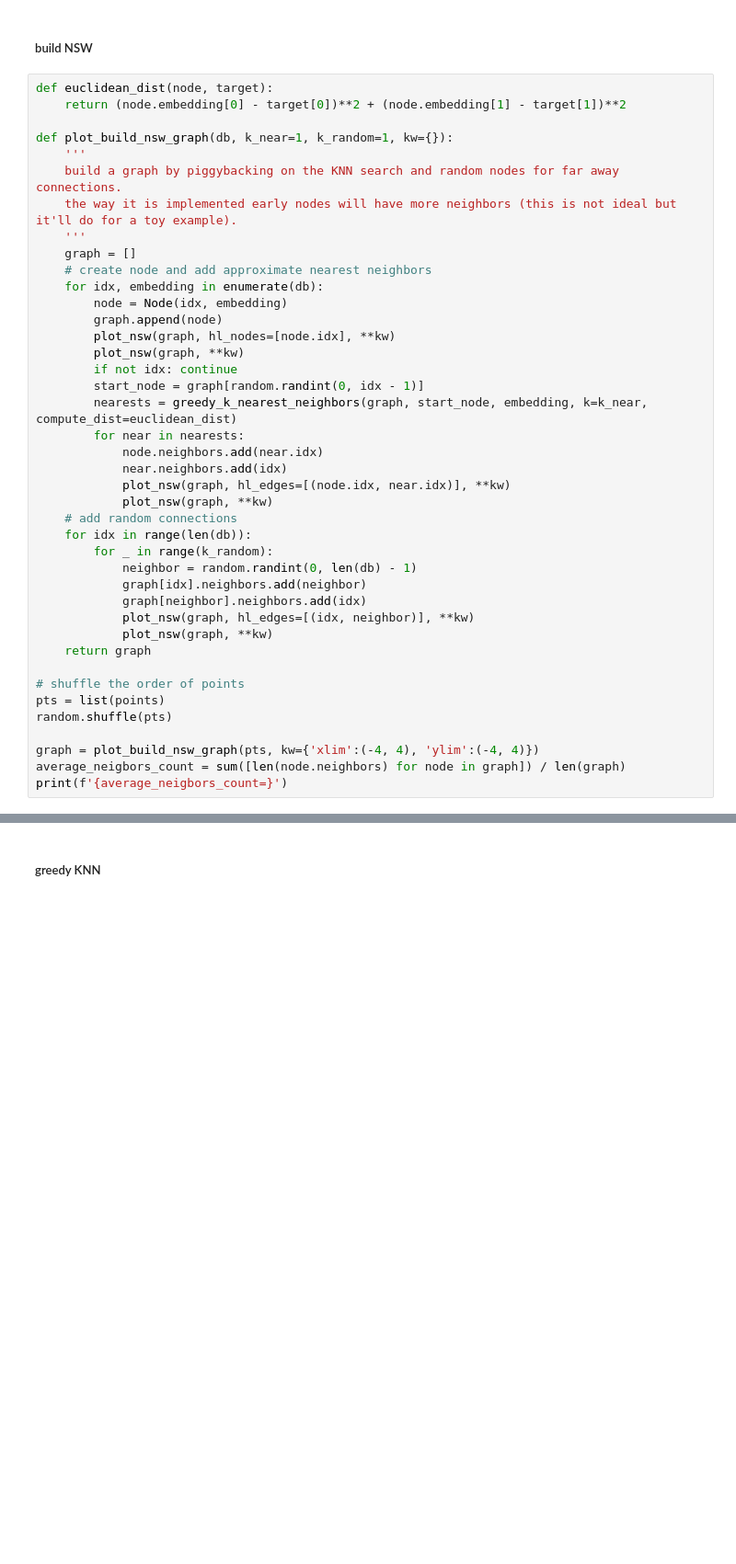
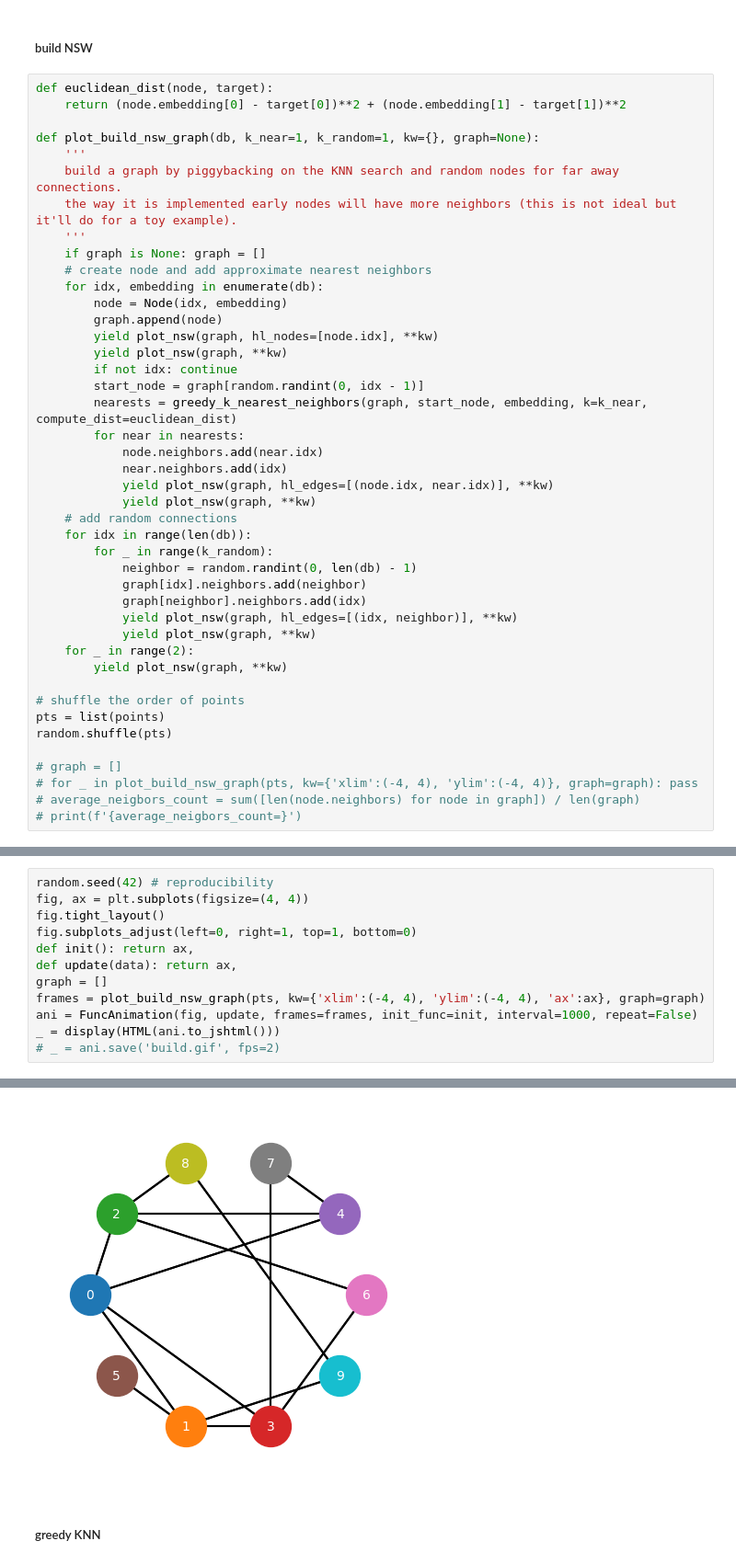
Before and after one commit to peluche/RAG-and-tatters, a Jupyter notebook: RAG-and-tatters.ipynb, the cells around one changed output, grey strips where cells are left out. Shown at 92% size. Saved outputs shown, nothing was run; the diff lists cells and outputs as text; blank space fills up the shorter version.

Commit message:
animations

```diff
--- a/RAG-and-tatters.ipynb
+++ b/RAG-and-tatters.ipynb
@@ -518,40 +523,42 @@ plot_nsw(graph, hl_nodes=[0, 4, 8, 7])
 def euclidean_dist(node, target):
     return (node.embedding[0] - target[0])**2 + (node.embedding[1] - target[1])**2
 
-def plot_build_nsw_graph(db, k_near=1, k_random=1, kw={}):
+def plot_build_nsw_graph(db, k_near=1, k_random=1, kw={}, graph=None):
     '''
     build a graph by piggybacking on the KNN search and random nodes for far away connections.
     the way it is implemented early nodes will have more neighbors (this is not ideal but it'll do for a toy example).
     '''
-    graph = []
+    if graph is None: graph = []
     # create node and add approximate nearest neighbors
     for idx, embedding in enumerate(db):
         node = Node(idx, embedding)
         graph.append(node)
-        plot_nsw(graph, hl_nodes=[node.idx], **kw)
-        plot_nsw(graph, **kw)
+        yield plot_nsw(graph, hl_nodes=[node.idx], **kw)
+        yield plot_nsw(graph, **kw)
         if not idx: continue
         start_node = graph[random.randint(0, idx - 1)]
         nearests = greedy_k_nearest_neighbors(graph, start_node, embedding, k=k_near, compute_dist=euclidean_dist)
         for near in nearests:
             node.neighbors.add(near.idx)
             near.neighbors.add(idx)
-            plot_nsw(graph, hl_edges=[(node.idx, near.idx)], **kw)
-            plot_nsw(graph, **kw)
+            yield plot_nsw(graph, hl_edges=[(node.idx, near.idx)], **kw)
+            yield plot_nsw(graph, **kw)
     # add random connections
     for idx in range(len(db)):
         for _ in range(k_random):
             neighbor = random.randint(0, len(db) - 1)
             graph[idx].neighbors.add(neighbor)
             graph[neighbor].neighbors.add(idx)
-            plot_nsw(graph, hl_edges=[(idx, neighbor)], **kw)
-            plot_nsw(graph, **kw)
-    return graph
+            yield plot_nsw(graph, hl_edges=[(idx, neighbor)], **kw)
+            yield plot_nsw(graph, **kw)
+    for _ in range(2):
+        yield plot_nsw(graph, **kw)
 
 # shuffle the order of points
 pts = list(points)
 random.shuffle(pts)
 
-graph = plot_build_nsw_graph(pts, kw={'xlim':(-4, 4), 'ylim':(-4, 4)})
-average_neigbors_count = sum([len(node.neighbors) for node in graph]) / len(graph)
-print(f'{average_neigbors_count=}')
+# graph = []
+# for _ in plot_build_nsw_graph(pts, kw={'xlim':(-4, 4), 'ylim':(-4, 4)}, graph=graph): pass
+# average_neigbors_count = sum([len(node.neighbors) for node in graph]) / len(graph)
+# print(f'{average_neigbors_count=}')
@@ -571,0 +567,13 @@ average_neigbors_count=3.3
+# %%
+random.seed(42) # reproducibility
+fig, ax = plt.subplots(figsize=(4, 4))
+fig.tight_layout()
+fig.subplots_adjust(left=0, right=1, top=1, bottom=0)
+def init(): return ax,
+def update(data): return ax,
+graph = []
+frames = plot_build_nsw_graph(pts, kw={'xlim':(-4, 4), 'ylim':(-4, 4), 'ax':ax}, graph=graph)
+ani = FuncAnimation(fig, update, frames=frames, init_func=init, interval=1000, repeat=False)
+_ = display(HTML(ani.to_jshtml()))
+# _ = ani.save('build.gif', fps=2)
+# %% [output]
@@ -572,3 +581,4 @@ average_neigbors_count=3.3
+[figure, added]
 # %% [markdown]
 ##### greedy KNN
 # %%
```
Also changed, not shown: parts of 8 cells of this notebook.
